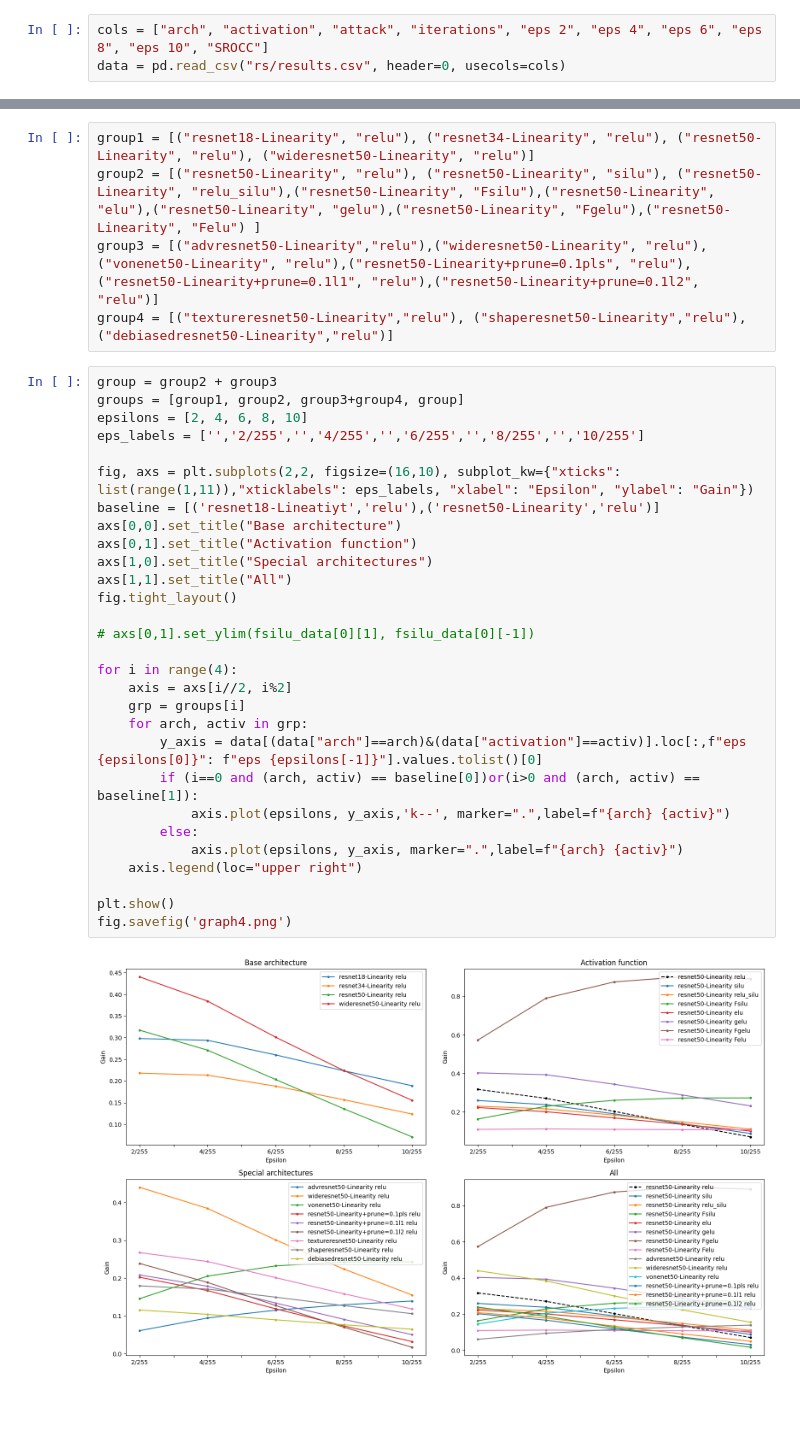
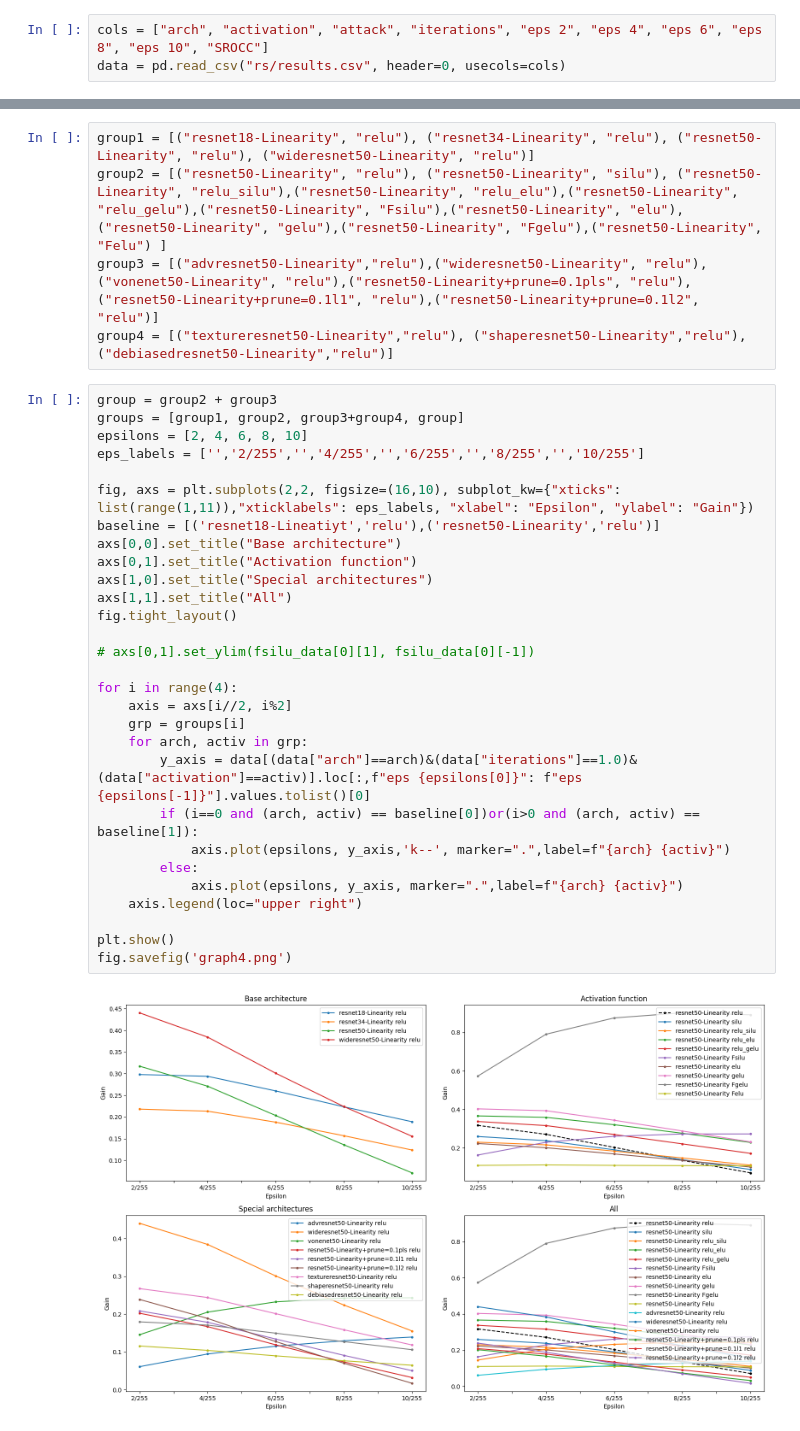
Before and after one commit to abhhfcgjk/VG_Architectural_Adversarial_Robustness, a Jupyter notebook: graphs.ipynb, the cells around one changed output, grey strips where cells are left out. Cells and saved outputs as stored; diff of their text form.

Commit message:
graphs

```diff
--- a/graphs.ipynb
+++ b/graphs.ipynb
@@ -23,39 +23,39 @@ print(fsilu_data[0][0],fsilu_data[-1])
 # %%
 group1 = [("resnet18-Linearity", "relu"), ("resnet34-Linearity", "relu"), ("resnet50-Linearity", "relu"), ("wideresnet50-Linearity", "relu")]
-group2 = [("resnet50-Linearity", "relu"), ("resnet50-Linearity", "silu"), ("resnet50-Linearity", "relu_silu"),("resnet50-Linearity", "Fsilu"),("resnet50-Linearity", "elu"),("resnet50-Linearity", "gelu"),("resnet50-Linearity", "Fgelu"),("resnet50-Linearity", "Felu") ]
+group2 = [("resnet50-Linearity", "relu"), ("resnet50-Linearity", "silu"), ("resnet50-Linearity", "relu_silu"),("resnet50-Linearity", "relu_elu"),("resnet50-Linearity", "relu_gelu"),("resnet50-Linearity", "Fsilu"),("resnet50-Linearity", "elu"),("resnet50-Linearity", "gelu"),("resnet50-Linearity", "Fgelu"),("resnet50-Linearity", "Felu") ]
 group3 = [("advresnet50-Linearity","relu"),("wideresnet50-Linearity", "relu"),("vonenet50-Linearity", "relu"),("resnet50-Linearity+prune=0.1pls", "relu"),("resnet50-Linearity+prune=0.1l1", "relu"),("resnet50-Linearity+prune=0.1l2", "relu")]
 group4 = [("textureresnet50-Linearity","relu"), ("shaperesnet50-Linearity","relu"), ("debiasedresnet50-Linearity","relu")]
 # %%
 group = group2 + group3
 groups = [group1, group2, group3+group4, group]
 epsilons = [2, 4, 6, 8, 10]
 eps_labels = ['','2/255','','4/255','','6/255','','8/255','','10/255']
 
 fig, axs = plt.subplots(2,2, figsize=(16,10), subplot_kw={"xticks": list(range(1,11)),"xticklabels": eps_labels, "xlabel": "Epsilon", "ylabel": "Gain"})
 baseline = [('resnet18-Lineatiyt','relu'),('resnet50-Linearity','relu')]
 axs[0,0].set_title("Base architecture")
 axs[0,1].set_title("Activation function")
 axs[1,0].set_title("Special architectures")
 axs[1,1].set_title("All")
 fig.tight_layout()
 
 # axs[0,1].set_ylim(fsilu_data[0][1], fsilu_data[0][-1])
 
 for i in range(4):
     axis = axs[i//2, i%2]
     grp = groups[i]
     for arch, activ in grp:
-        y_axis = data[(data["arch"]==arch)&(data["activation"]==activ)].loc[:,f"eps {epsilons[0]}": f"eps {epsilons[-1]}"].values.tolist()[0]
+        y_axis = data[(data["arch"]==arch)&(data["iterations"]==1.0)&(data["activation"]==activ)].loc[:,f"eps {epsilons[0]}": f"eps {epsilons[-1]}"].values.tolist()[0]
         if (i==0 and (arch, activ) == baseline[0])or(i>0 and (arch, activ) == baseline[1]):
             axis.plot(epsilons, y_axis,'k--', marker=".",label=f"{arch} {activ}")
         else:
             axis.plot(epsilons, y_axis, marker=".",label=f"{arch} {activ}")
     axis.legend(loc="upper right")
 
 plt.show()
 fig.savefig('graph4.png')
 # %% [output]
-[figure, old version]
+[figure, new version]
 # %%
 x = [2, 4, 6, 8, 10]
 grp = set(group1+group2+group3+group4)
```
Also changed, not shown: parts of 18 cells of this notebook, 1 other file.
